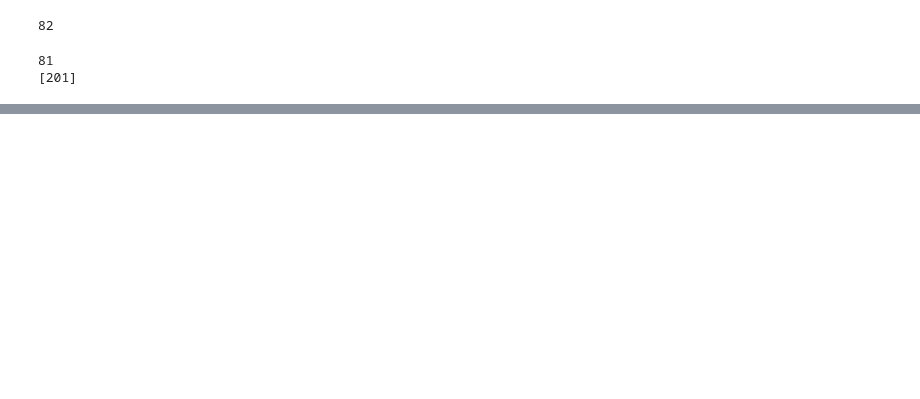
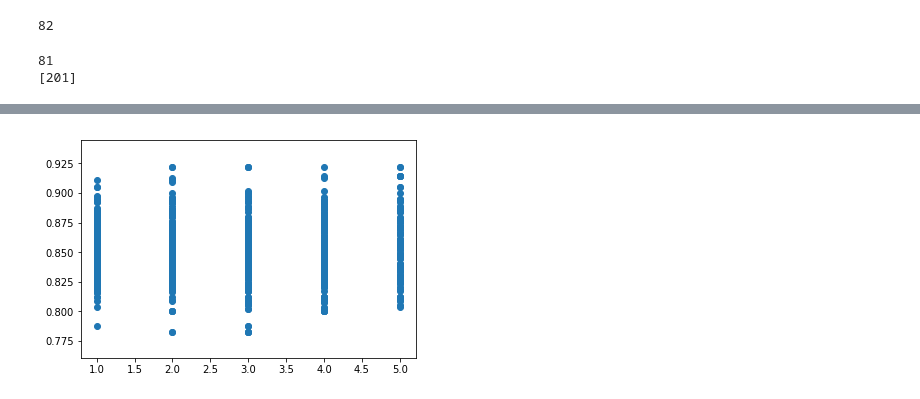
Before and after one commit to tyu0912/GPT2_XLNet_Comparison, a Jupyter notebook: post-model-check/compare_metrics_against_human_eval.ipynb, the cells around one changed output, grey strips where cells are left out. Cells and saved outputs as stored; diff of their text form; code cells hidden in the pictures; blank space fills up the shorter version.

```diff
--- a/post-model-check/compare_metrics_against_human_eval.ipynb
+++ b/post-model-check/compare_metrics_against_human_eval.ipynb
@@ -88,0 +176,5 @@ len(file)
+# %%
+plt.scatter(merge_df_all['human_eval'], merge_df_all['bert_p'])
+plt.show()
+# %% [output]
+[figure, added]
```
Also changed, not shown: parts of 25 cells of this notebook.
